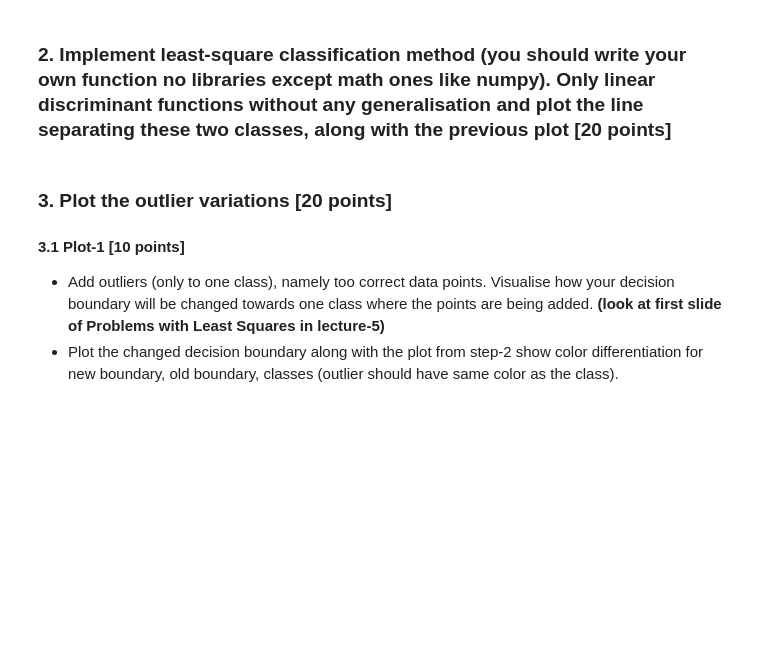
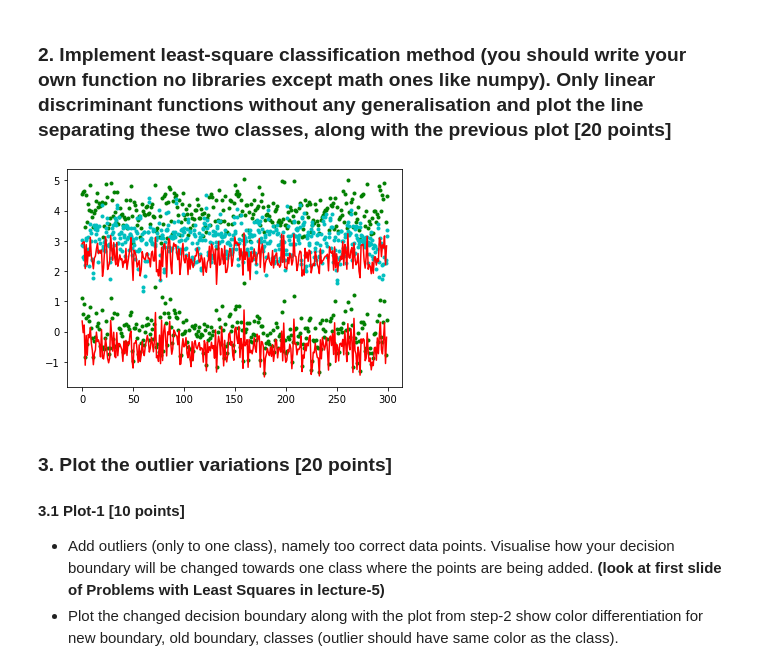
Before and after one commit to natalialqp/Machine-Learning, a Jupyter notebook: HW4/Homework_LinDiscriminant_LogRegression.ipynb, the cells around one changed output. Cells and saved outputs as stored; diff of their text form; code cells hidden in the pictures; blank space fills up the shorter version.

```diff
--- a/HW4/Homework_LinDiscriminant_LogRegression.ipynb
+++ b/HW4/Homework_LinDiscriminant_LogRegression.ipynb
@@ -51,3 +58,31 @@ import sklearn
+# %%
+#code here
+def leastsquareclass(c1,c2):
+    # Y = Wt*X+W0
+    #allsamples = np.concatenate((point_class1,point_class2),axis=0)
+    target = np.ones((c1.shape[0],1))
+    # X' * X
+    X = (c1.T).dot(c1)
+    # inv( X' * X )
+    pseudoinv_data = np.linalg.pinv(X)
+    # inv( X' * X ) * X'
+    xx = (pseudoinv_data.dot(c1.T))
+    # inv( X' * X ) * X' * T
+    w = xx.dot(c2)
+    return w
+
+
+w = leastsquareclass(point_class1,point_class2)
+
+y = (w[1]) * (point_class1) + w[0]
+# Show plot
+plt.figure()
+plt.plot(point_class1,'g.')
+plt.plot(point_class2,'c.')
+plt.plot(y,'r-')
+plt.show()
+# %% [output]
+[figure, added]
 # %% [markdown]
 ### 3. Plot the outlier variations [20 points]
 
```
Also changed, not shown: parts of 11 cells of this notebook.
